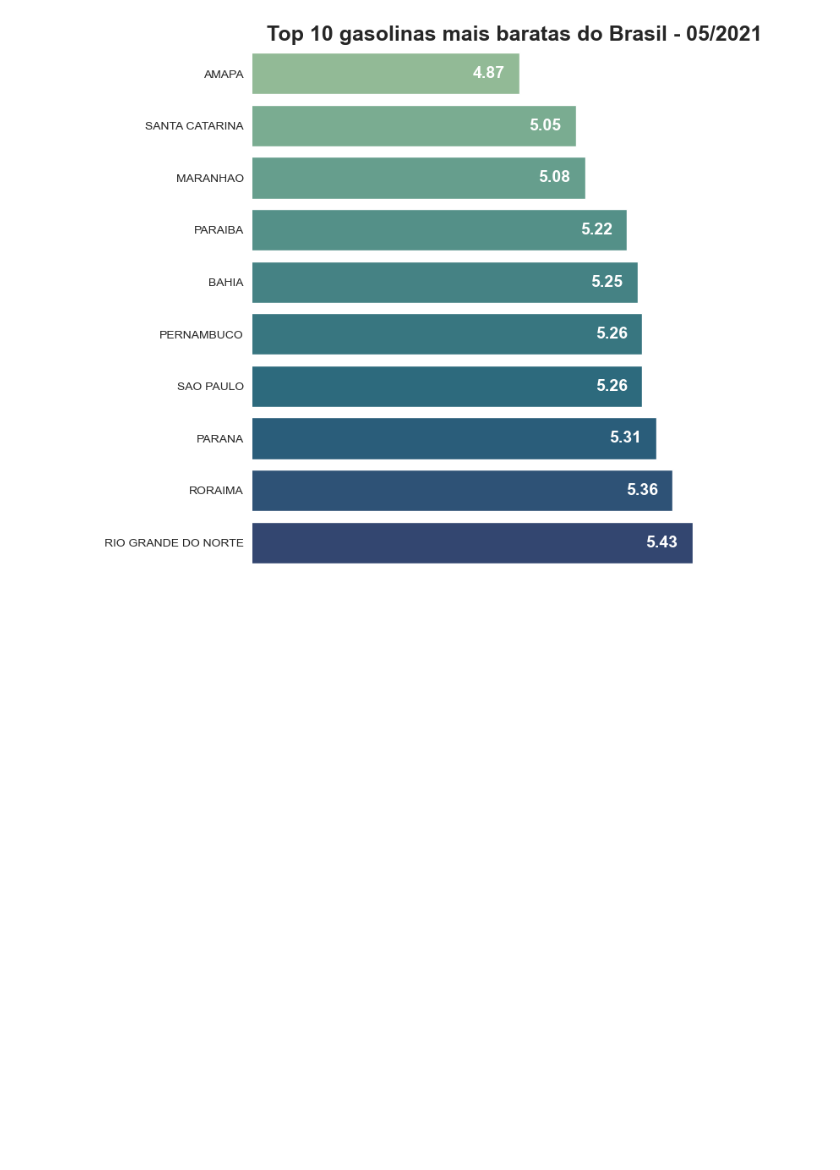
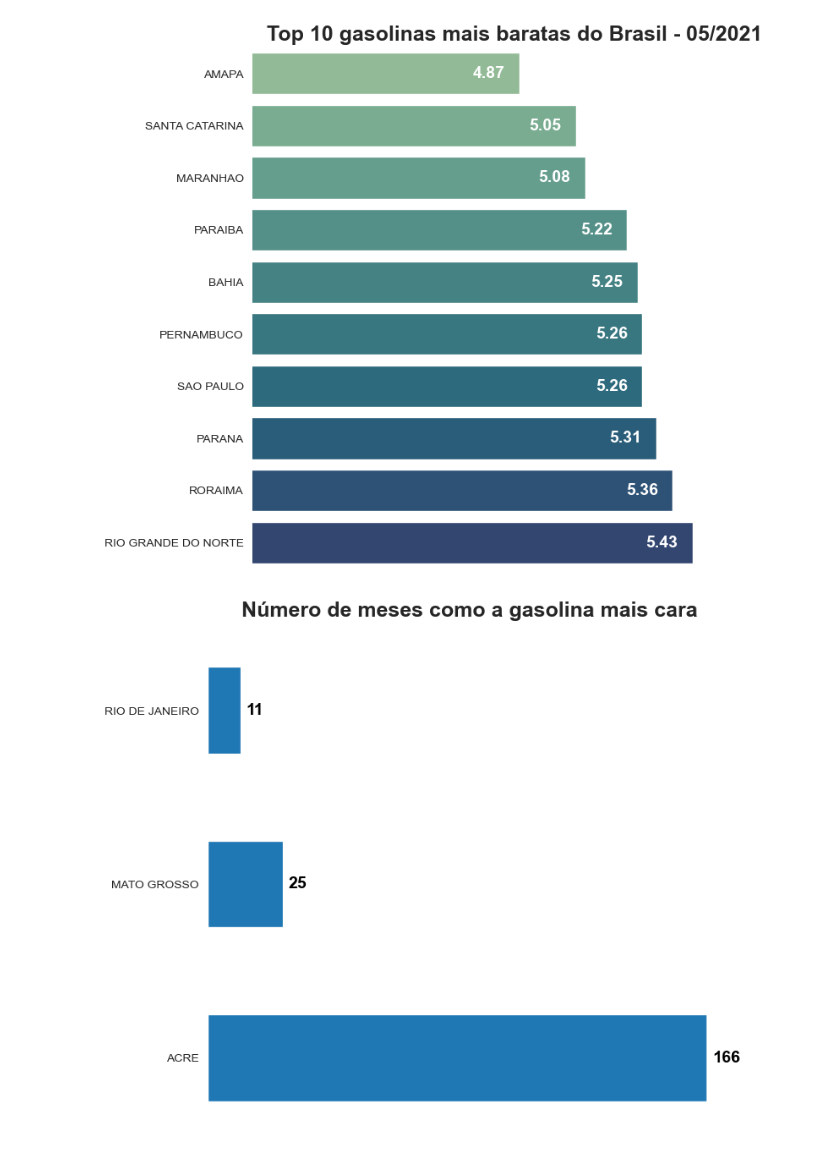
Before and after one commit to marcelobin/Analise_Gasolina_BR, a Jupyter notebook: analise_gasolina_br.ipynb, the cells around one changed output. Cells and saved outputs as stored; diff of their text form; code cells hidden in the pictures; blank space fills up the shorter version.

```diff
--- a/analise_gasolina_br.ipynb
+++ b/analise_gasolina_br.ipynb
@@ -207,0 +239,7 @@ df_gasolina_comum['mes'] = df_gasolina_comum['DATA FINAL'].dt.month
+# %%
+# Criando um dataframe em branco
+df_comparacao = pd.DataFrame()
+# %%
+# Indentificando os indices dos combustiveis mais caro e mais barato
+valor_max = df_gasolina_comum.groupby('ano-mes')['PREÇO MÉDIO REVENDA'].max()
+valor_min = df_gasolina_comum.groupby('ano-mes')['PREÇO MÉDIO REVENDA'].min()
@@ -207,0 +278,14 @@ df_gasolina_comum['mes'] = df_gasolina_comum['DATA FINAL'].dt.month
+# %%
+#Preenchendo o dataframe com novos valores
+
+df_comparacao['valor_maximo'] = valor_max
+df_comparacao['valor_minimo'] = valor_min
+df_comparacao['diff_abs'] = df_comparacao['valor_maximo'] - df_comparacao['valor_minimo']
+df_comparacao['diff_perc'] =  df_comparacao['diff_abs'] / df_comparacao['valor_minimo'] * 100
+# %%
+# incluindo as informações sobre os estados.
+# no código abaixo retorna o indice dos valores minimos e maximos
+idx_max = df_gasolina_comum.groupby('ano-mes')['PREÇO MÉDIO REVENDA'].idxmax().values
+idx_min = df_gasolina_comum.groupby('ano-mes')['PREÇO MÉDIO REVENDA'].idxmin().values
+df_comparacao['estado_maior_valor'] = df_gasolina_comum.loc[idx_max,:]['ESTADO'].values
+df_comparacao['estado_menor_valor'] = df_gasolina_comum.loc[idx_min,:]['ESTADO'].values
@@ -250,3 +351,18 @@ sns.despine(bottom=True, left=True)
 plt.show()
 # %% [output]
 [figure]
+# %%
+sns.set_style('white')
+
+sns.color_palette("Paired")
+ax, fig = plt.subplots(figsize=(8,8))
+ax = df_comparacao['estado_maior_valor'].value_counts().head(3).plot(kind='barh')
+plt.bar_label(ax.containers[0], padding=5, label_type='edge', fontsize=14, color='black', weight='bold')
+plt.title('Número de meses como a gasolina mais cara', fontsize=18, weight='bold')
+
+ax.set(xlabel='',ylabel='',xticklabels='')
+sns.despine(bottom=True, left=True)
+
+plt.show()
+# %% [output]
+[figure, added]
```
Also changed, not shown: parts of 19 cells of this notebook.
